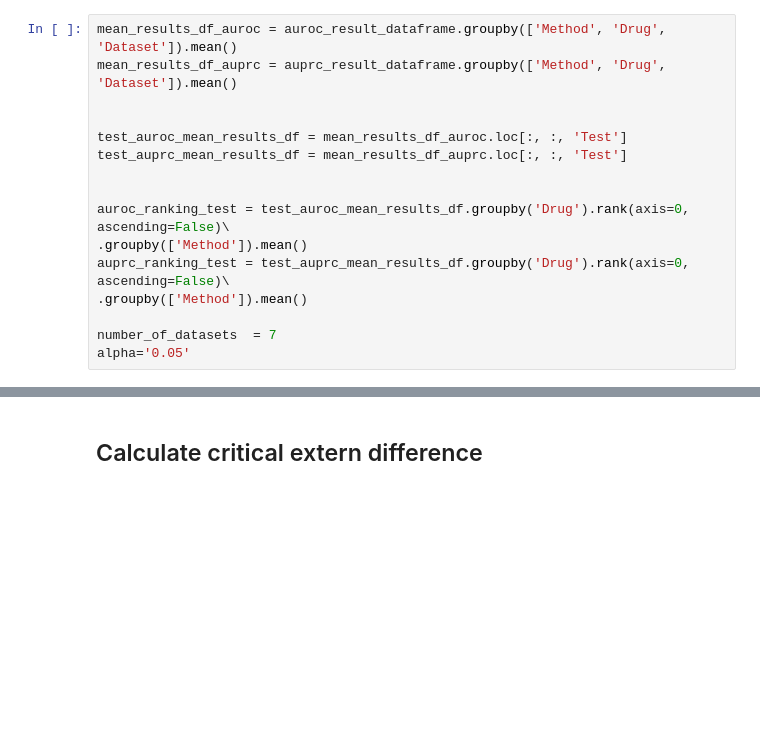
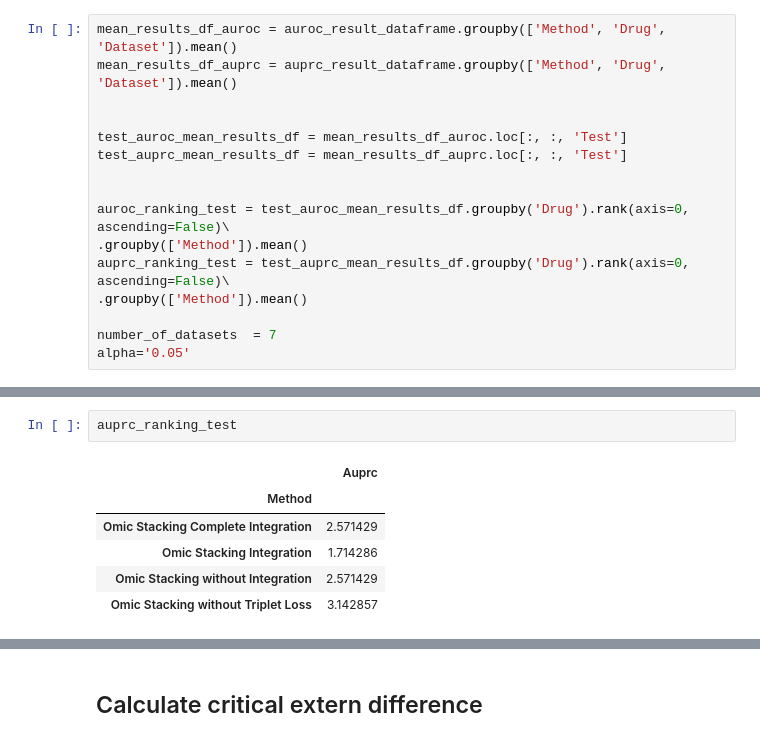
Before and after one commit to thauptmann/Multi-Omics-Analysis, a Jupyter notebook: notebooks/critical_difference_ablation.ipynb, the cells around one changed output, grey strips where cells are left out. Saved outputs shown, nothing was run; the diff lists cells and outputs as text; blank space fills up the shorter version.

```diff
--- a/notebooks/critical_difference_ablation.ipynb
+++ b/notebooks/critical_difference_ablation.ipynb
@@ -93,3 +102,12 @@ plt.savefig('critical_difference_test_auroc_ablation.pdf', bbox_inches = "tight"
+# %%
+auprc_ranking_test
+# %% [output]
+|  | Auprc |
+| Method |  |
+| Omic Stacking Complete Integration | 2.571429 |
+| Omic Stacking Integration | 1.714286 |
+| Omic Stacking without Integration | 2.571429 |
+| Omic Stacking without Triplet Loss | 3.142857 |
 # %%
 critical_difference = Orange.evaluation.compute_CD(auprc_ranking_test, number_of_datasets, alpha=alpha)
 Orange.evaluation.graph_ranks(auprc_ranking_test.values.squeeze(), auprc_ranking_test.index,
```
Also changed, not shown: parts of 8 cells of this notebook, 4 other files.
